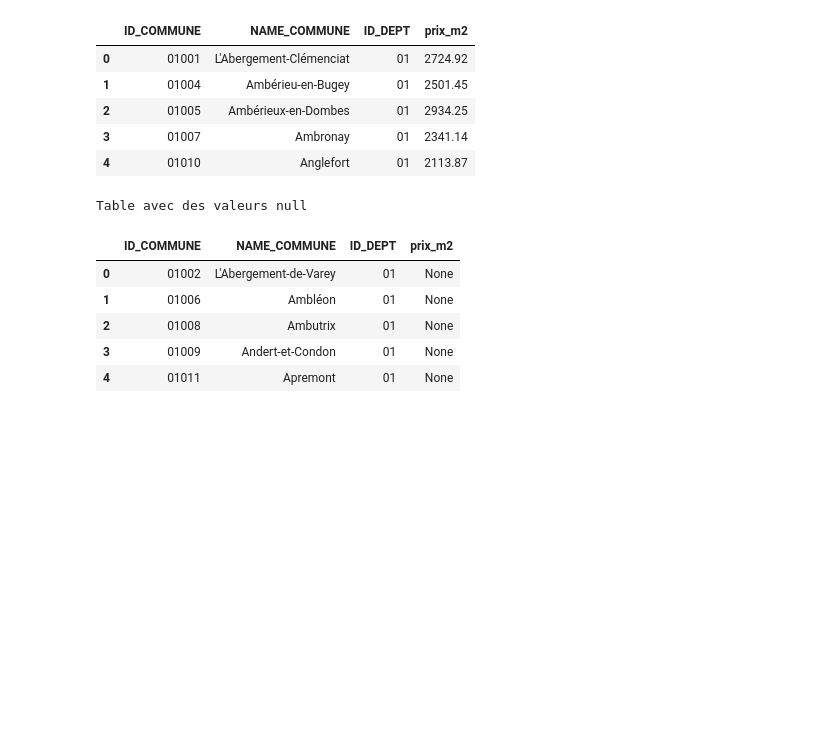
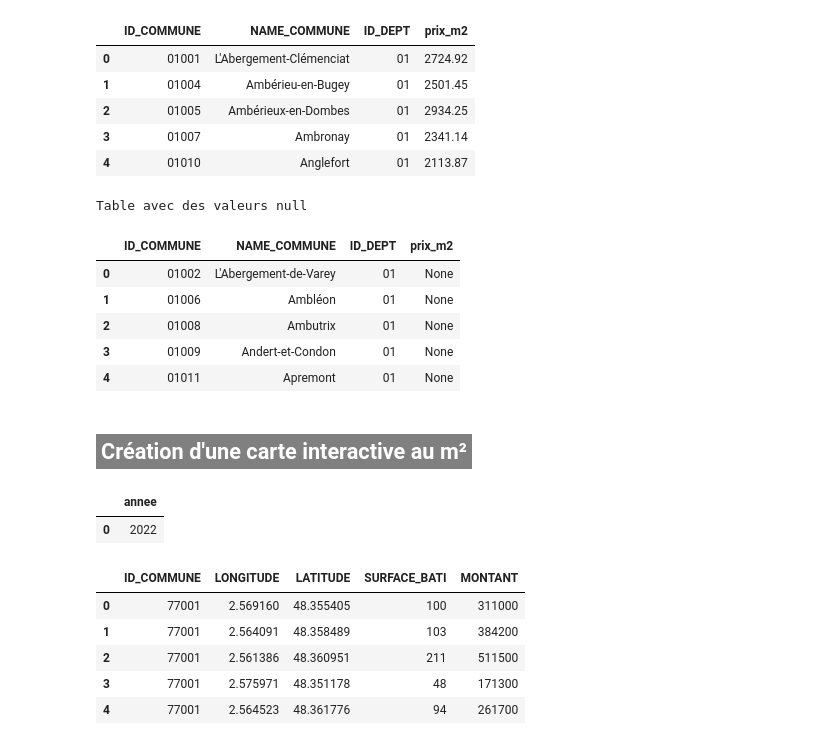
Before and after one commit to Kevin-Le-Grand/certif_app_immo, a Jupyter notebook: model/mise_a_jour_donnees.ipynb, the cells around one changed output. Cells and saved outputs as stored; diff of their text form; code cells hidden in the pictures; blank space fills up the shorter version.

```diff
--- a/model/mise_a_jour_donnees.ipynb
+++ b/model/mise_a_jour_donnees.ipynb
@@ -478,3 +478,67 @@ Table avec des valeurs null
 | 2 | 01008 | Ambutrix | 01 | None |
 | 3 | 01009 | Andert-et-Condon | 01 | None |
 | 4 | 01011 | Apremont | 01 | None |
+# %% [markdown]
+<h2><span style="background-color:grey; color:white; padding: 5px;">Création d'une carte interactive au m²<br></h2>
+# %%
+# Recherche de la dernière année complète
+engine = connection_with_sqlalchemy("datagouv")
+
+query="""
+SELECT YEAR(DATE_MUTATION) AS annee
+FROM VENTES
+WHERE MONTH(DATE_MUTATION) = 12
+ORDER BY DATE_MUTATION DESC
+LIMIT 1;
+"""
+
+with engine.begin() as connection:
+    try :
+        last_complete_year = pd.read_sql_query(text(query), connection)
+        display(last_complete_year.head())
+    except Exception as e:
+        # En cas d'erreur, annule la transaction
+        print(f"Erreur : {e}")
+        print("Échec de la récupération de la dernière année complète.")
+    finally:
+        engine.dispose()
+# %% [output]
+|  | annee |
+| 0 | 2022 |
+# %%
+# Récupération des variables nécessaires sur l'année récupérée précédemment
+query=f"""
+SELECT
+    V.ID_COMMUNE,
+    V.LONGITUDE,
+    V.LATITUDE,
+    V.SURFACE_BATI,
+    V.MONTANT
+FROM VENTES V
+INNER JOIN COMMUNES AS C ON V.ID_COMMUNE = C.ID_COMMUNE
+INNER JOIN DEPARTEMENTS AS D ON C.ID_DEPT = D.ID_DEPT
+INNER JOIN REGIONS R ON D.ID_REGION = R.ID_REGION
+WHERE YEAR(DATE_MUTATION)={last_complete_year.iloc[0,0]}
+AND R.Name_region NOT IN('Guadeloupe',
+                        'Martinique',
+                        'Guyane',
+                        'La Réunion')
+"""
+
+with engine.begin() as connection:
+    try :
+        complete_year_datas = pd.read_sql_query(text(query), connection)
+        display(complete_year_datas.head())
+    except Exception as e:
+        # En cas d'erreur, annule la transaction
+        print(f"Erreur : {e}")
+        print("Échec de la récupération des ventes de la dernière année complète.")
+    finally:
+        engine.dispose()
+# %% [output]
+|  | ID_COMMUNE | LONGITUDE | LATITUDE | SURFACE_BATI | MONTANT |
+| 0 | 77001 | 2.569160 | 48.355405 | 100 | 311000 |
+| 1 | 77001 | 2.564091 | 48.358489 | 103 | 384200 |
+| 2 | 77001 | 2.561386 | 48.360951 | 211 | 511500 |
+| 3 | 77001 | 2.575971 | 48.351178 | 48 | 171300 |
+| 4 | 77001 | 2.564523 | 48.361776 | 94 | 261700 |
```
Also changed, not shown: parts of 4 cells of this notebook, 1 other file.
